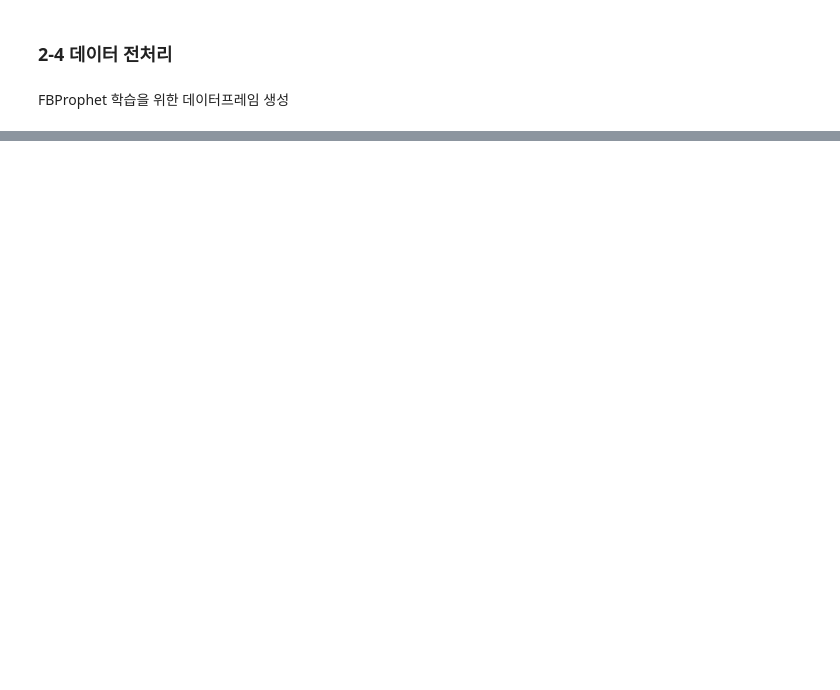
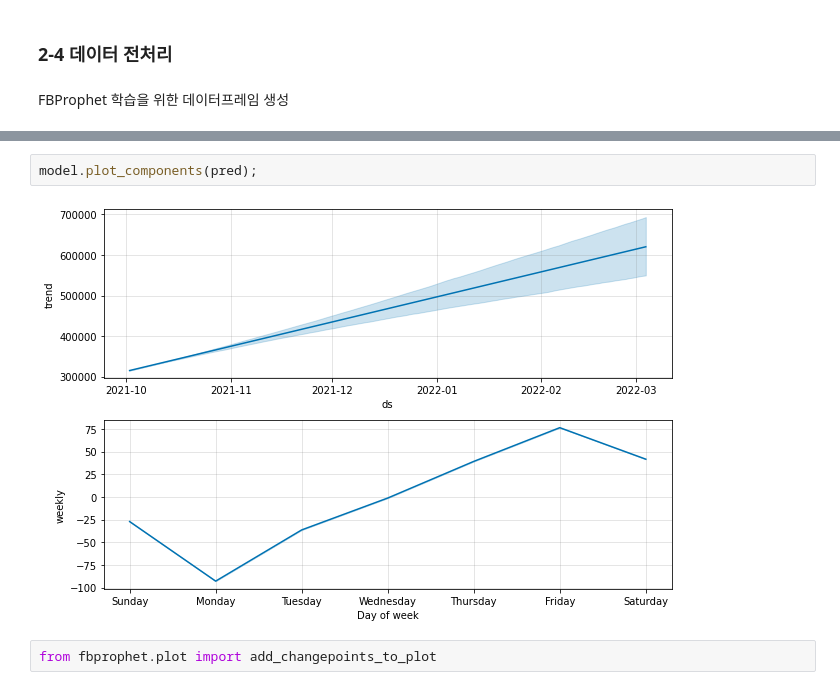
Before and after one commit to jadefactory/Portfolio_February, a Jupyter notebook: covid19_diffusion_trend.ipynb, the cells around one changed output, grey strips where cells are left out. Drawn from its saved outputs; the diff is of its cells as text; blank space fills up the shorter version.

```diff
--- a/covid19_diffusion_trend.ipynb
+++ b/covid19_diffusion_trend.ipynb
@@ -273,0 +318,6 @@ df
+# %%
+model.plot_components(pred);
+# %% [output]
+[figure, added]
+# %%
+from fbprophet.plot import add_changepoints_to_plot
```
Also changed, not shown: parts of 27 cells of this notebook, 1 other file.
